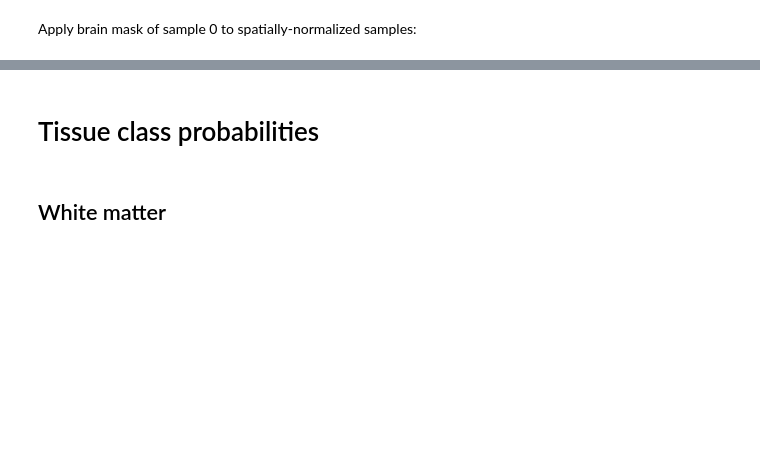
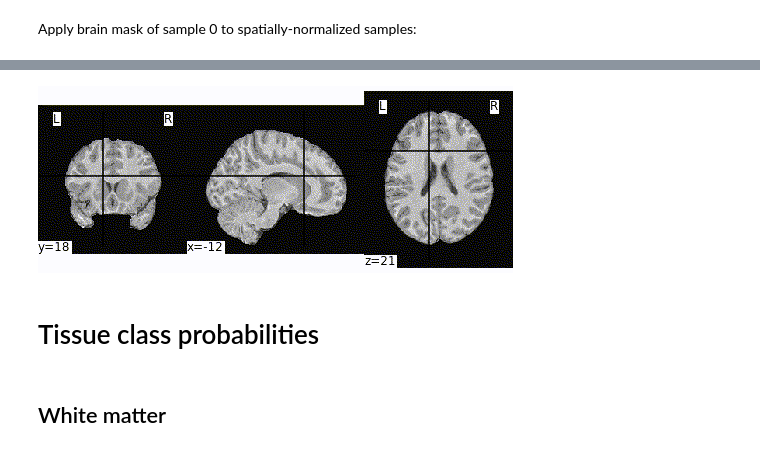
Before and after one commit to SIMEXP/fmriprep-reproducibility, a Jupyter notebook: code/visualization/report.ipynb, the cells around one changed output, grey strips where cells are left out. Cells and saved outputs as stored; diff of their text form; code cells hidden in the pictures; blank space fills up the shorter version.

Commit message:
updating report; still issues with visual diff

```diff
--- a/code/visualization/report.ipynb
+++ b/code/visualization/report.ipynb
@@ -87,0 +149,38 @@ def plot_array(array, cmap=mpl.cm.viridis):
+# %%
+n_samples = 5
+sampling = "ieee"
+participant = "sub-CTS201"
+dataset = "ds000256"
+scan = "anat"
+# %%
+# Read image and mask files
+image_files = []
+mask_files = []
+seg_wm_files = []
+masks = []
+images = []
+wm_segs = []
+for i in range(n_samples):
+    # filenames
+    mask_file = glob.glob(glob_mask_path.format(sampling=sampling, dataset=dataset, ii=i+1, participant=participant, scan=scan))[0]
+    image_file = glob.glob(glob_anat_path.format(sampling=sampling, dataset=dataset, ii=i+1, participant=participant, scan=scan))[0]
+    seg_wm_file = glob.glob(glob_seg_wm_path.format(sampling=sampling, dataset=dataset, ii=i+1, participant=participant, scan=scan))[0]
+    image_files += [image_file]
+    mask_files += [mask_file]
+    seg_wm_files += [seg_wm_file]
+    # mask loading
+    masks += [nib.load(mask_file).get_fdata().astype('bool')]
+    # segmentation files
+    wm_segs += [nib.load(seg_wm_file).get_fdata()]
+    # image loading
+    nib_img = nib.load(image_file)
+    images += [nib_img.get_fdata()]
+
+masks = np.array(masks)
+final_mask = np.array(np.prod(np.float32(masks), axis=0), dtype=np.bool)
+images = np.array(images)
+wm_segs = np.array(wm_segs)
+# affines (should be identical for each category)
+affine = nib_img.affine
+# %%
+gif_dir = output_dir.format(sampling=sampling, dataset=dataset, participant=participant)
@@ -120,0 +193,3 @@ The average number of significant digits is 3.1 on a scale of 16.
+# %%
+parameters = dict(category="raw", participant=participant, dataset=dataset)
+view_sig_dig(images, final_mask, affine, **parameters)
@@ -140,0 +203,4 @@ convert -loop 0 0.png 1.png 2.png spatial-norm.gif
+# %%
+plot_visual_diff(images, final_mask, affine, gif_dir=gif_dir, category=parameters["category"])
+# %% [output]
+[figure, added]
```
Also changed, not shown: parts of 44 cells of this notebook.
